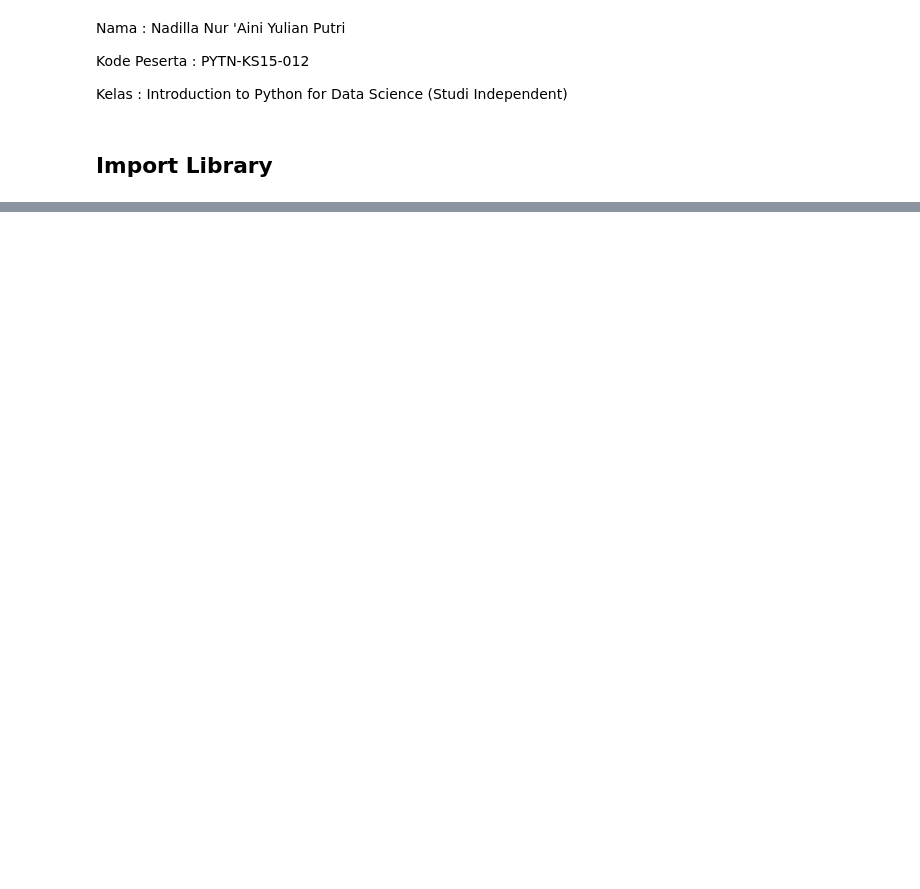
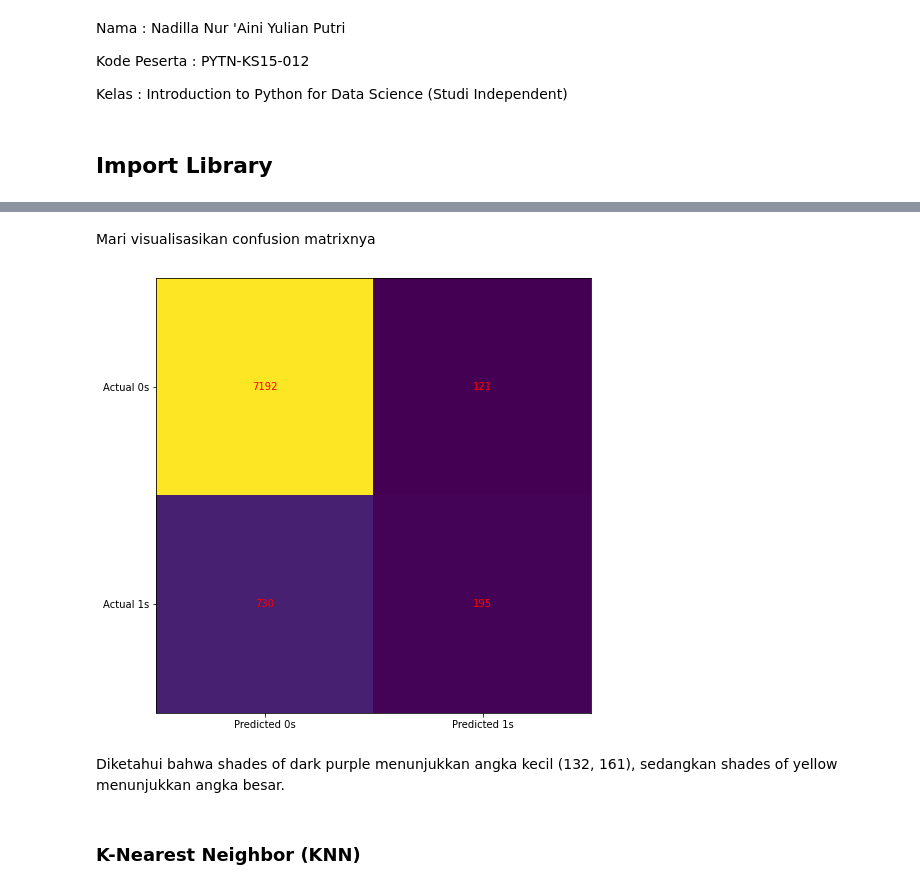
Before and after one commit to nadilla-putri27/nadilla-putri27, a Jupyter notebook: PYTN_Assgn_3_4_Nadilla_Nur_Aini_Yulian_Putri.ipynb, the cells around one changed output, grey strips where cells are left out. Cells and saved outputs as stored; diff of their text form; code cells hidden in the pictures; blank space fills up the shorter version.

```diff
--- a/PYTN_Assgn_3_4_Nadilla_Nur_Aini_Yulian_Putri.ipynb
+++ b/PYTN_Assgn_3_4_Nadilla_Nur_Aini_Yulian_Putri.ipynb
@@ -433,0 +148,11 @@ Kompleksitas Model: Perhatikan kompleksitas model yang digunakan. Model yang leb
+# %%
+clean_df.job.replace({'unknown': 0, 'admin.': 1,'blue-collar': 2,'entrepreneur': 3,'housemaid': 4,'management': 5,'retired': 6,'self-employed': 7,'services': 8,'student': 9,'technician': 10,'unemployed': 11}, inplace=True)
+clean_df.marital.replace({'unknown': 0, 'divorced': 1,'married': 2,'single': 3}, inplace=True)
+clean_df.education.replace({'unknown': 0, 'basic.4y': 1,'basic.6y': 2,'basic.9y': 3,'high.school': 4,'illiterate': 5,'professional.course': 6,'university.degree': 7}, inplace=True)
+clean_df.default.replace({'unknown': 0, 'no': 0, 'yes': 1}, inplace=True)
+clean_df.housing.replace({'unknown': 0, 'no': 0, 'yes': 1}, inplace=True)
+clean_df.loan.replace({'unknown': 0, 'no': 0, 'yes': 1}, inplace=True)
+clean_df.contact.replace({'cellular': 1,'telephone': 2}, inplace=True)
+clean_df.month.replace({'jan': 1, 'feb': 2, 'mar': 3, 'apr': 4, 'may': 5, 'jun': 6, 'jul': 7, 'aug': 8, 'sep': 9, 'oct': 10, 'nov': 11, 'dec': 12}, inplace=True)
+clean_df.day_of_week.replace({'mon': 1, 'tue': 2, 'wed': 3, 'thu': 4, 'fri': 5}, inplace=True)
+clean_df.y.replace({'no': 0, 'yes': 1}, inplace=True)
@@ -433,0 +212,3 @@ Kompleksitas Model: Perhatikan kompleksitas model yang digunakan. Model yang leb
+# %%
+x = clean_df[['age', 'job', 'marital', 'education', 'default', 'housing', 'loan', 'contact', 'month', 'day_of_week', 'duration']]
+y = clean_df['y']
@@ -433,0 +237,2 @@ Kompleksitas Model: Perhatikan kompleksitas model yang digunakan. Model yang leb
+# %%
+x_train, x_test, y_train, y_test = train_test_split(x, y, test_size=0.2)
@@ -433,0 +259,9 @@ Kompleksitas Model: Perhatikan kompleksitas model yang digunakan. Model yang leb
+# %%
+# create a Logistic Regression
+lr_model = LogisticRegression(solver='liblinear', C=0.05, multi_class='ovr', random_state=0)
+
+# train the model using the training sets
+lr_model.fit(x_train, y_train)
+
+# predict the response for test dataset
+lr_pred = lr_model.predict(x_test)
@@ -433,0 +299,22 @@ Kompleksitas Model: Perhatikan kompleksitas model yang digunakan. Model yang leb
+# %% [markdown]
+Mari visualisasikan confusion matrixnya
+# %%
+cm = metrics.confusion_matrix(y_test, lr_pred)
+
+fig, ax = plt.subplots(figsize=(8, 8))
+ax.imshow(cm)
+ax.grid(False)
+ax.xaxis.set(ticks=(0, 1), ticklabels=('Predicted 0s', 'Predicted 1s'))
+ax.yaxis.set(ticks=(0, 1), ticklabels=('Actual 0s', 'Actual 1s'))
+ax.set_ylim(1.5, -0.5)
+for i in range(2):
+    for j in range(2):
+        ax.text(j, i, cm[i, j], ha='center', va='center', color='red')
+
+plt.show()
+# %% [output]
+[figure, added]
+# %% [markdown]
+Diketahui bahwa shades of dark purple menunjukkan angka kecil (132, 161), sedangkan shades of yellow menunjukkan angka besar.
+# %% [markdown]
+### K-Nearest Neighbor (KNN)
```
Also changed, not shown: parts of 91 cells of this notebook.
